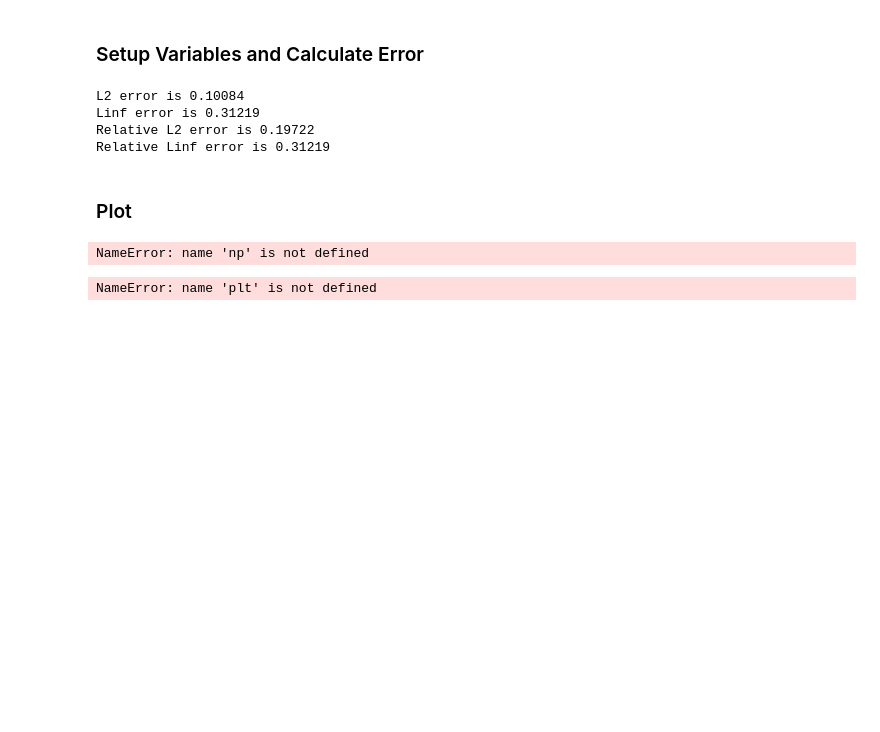
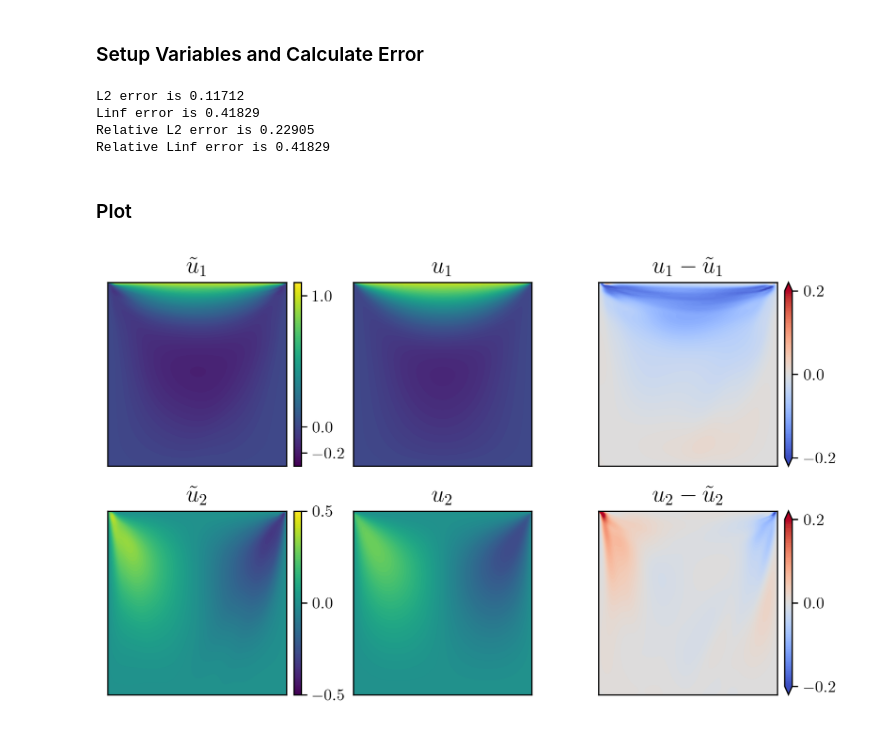
Before and after one commit to mskPark/DRLPDE, a Jupyter notebook: tools/ErrorPlot_JCPexample5.ipynb, the cells around one changed output. Cells and saved outputs as stored; diff of their text form; code cells hidden in the pictures; blank space fills up the shorter version.

```diff
--- a/tools/ErrorPlot_JCPexample5.ipynb
+++ b/tools/ErrorPlot_JCPexample5.ipynb
@@ -87,6 +85,8 @@ integral_factor = ( 2/(numplotpts1d-1))**dim_space
 contents = loadmat('../tools/Cavity_Flow_2D_Data_128x128.mat')
 u1_true = np.transpose(contents['u'])
 u2_true = np.transpose(contents['v'])
+p_true = np.transpose(contents['p'])
+
 u_true = np.concatenate( (u1_true[:,:,None], u2_true[:,:,None]), axis=dim_space)
 
 
@@ -115,23 +115,21 @@ print('Linf error is {:.5f}'.format(Linf_error))
 print('Relative L2 error is {:.5f}'.format(L2_error/L2_norm_true))
 print('Relative Linf error is {:.5f}'.format(Linf_error/Linf_norm_true))
 # %% [output]
-L2 error is 0.10084
-Linf error is 0.31219
-Relative L2 error is 0.19722
-Relative Linf error is 0.31219
+L2 error is 0.11712
+Linf error is 0.41829
+Relative L2 error is 0.22905
+Relative Linf error is 0.41829
 # %% [markdown]
 ### Plot
 # %%
-levels_cavity_flow_1 = np.linspace(-0.3, 1.1, 10)
+levels_cavity_flow_1 = np.linspace(-0.3, 1.1, 100)
 ticks_cavity_flow_1  = [-0.2, 0.0, 1.0] #np.linspace(-0.2, 1.0, 2)
 
-levels_cavity_flow_2 = np.linspace(-0.4, 0.4, 10)
-ticks_cavity_flow_2  = np.linspace(-0.4, 0.4, 3)
+levels_cavity_flow_2 = np.linspace(-0.5, 0.5, 100)
+ticks_cavity_flow_2  = np.linspace(-0.5, 0.5, 3)
 
 levels_error = np.linspace(-0.2, 0.2, 100)
 ticks_error = np.linspace(-0.2, 0.2, 3)
-# %% [output]
-NameError: name 'np' is not defined
 # %%
 plt.close('all')
 fig, ax = plt.subplots(nrows = 2, ncols = 3, figsize=[6.4,4])
@@ -143,7 +141,7 @@ contour0 = ax[0,0].contourf(x1g.detach().cpu().numpy(),
                             x2g.detach().cpu().numpy(),
                             Trained_Vel_U, levels = levels_cavity_flow_1,
                             cmap=plt.cm.viridis)
-ax[0,0].set_title(r'$\tilde{u}_1$ velocity')
+ax[0,0].set_title(r'$\tilde{u}_1$')
 
 ax[0,0].tick_params(
     axis='both',
@@ -170,7 +168,7 @@ contour1 = ax[0,1].contourf(x1g.detach().cpu().numpy(),
                             x2g.detach().cpu().numpy(),
                             u1_true, levels = levels_cavity_flow_1,
                             cmap=plt.cm.viridis)
-ax[0,1].set_title(r'$u_1$ velocity')
+ax[0,1].set_title(r'$u_1$')
 
 ax[0,1].tick_params(
     axis='both',
@@ -216,7 +214,7 @@ contour3 = ax[1,0].contourf(x1g.detach().cpu().numpy(),
                             x2g.detach().cpu().numpy(),
                             Trained_Vel_V, levels = levels_cavity_flow_2,
                             cmap=plt.cm.viridis)
-ax[1,0].set_title(r'$\tilde{u}_2$ velocity')
+ax[1,0].set_title(r'$\tilde{u}_2$')
 
 ax[1,0].tick_params(
     axis='both',
@@ -243,7 +241,7 @@ contour4 = ax[1,1].contourf(x1g.detach().cpu().numpy(),
                             x2g.detach().cpu().numpy(),
                             u2_true, levels = levels_cavity_flow_2,
                             cmap=plt.cm.viridis)
-ax[1,1].set_title(r'$u_2$ velocity')
+ax[1,1].set_title(r'$u_2$')
 
 ax[1,1].tick_params(
     axis='both',
@@ -255,34 +253,34 @@ ax[1,1].tick_params(
     labelbottom=False,
     labelleft=False
 )
 
 
 contour5 = ax[1,2].contourf(x1g.detach().cpu().numpy(),
                             x2g.detach().cpu().numpy(),
                             Trained_Vel_V - u2_true, levels = levels_error,
                             cmap=plt.cm.coolwarm, extend='both')
 ax[1,2].set_title(r'$u_2 - \tilde{u}_2$')
 
 ax[1,2].tick_params(
     axis='both',
     which='both',
     bottom=False,
     top=False,
     left=False,
     right=False,
     labelbottom=False,
     labelleft=False
 )
 
 colorbar5_param = fig.add_axes(
     [ax[1,2].get_position().x1 + 0.01,
      ax[1,2].get_position().y0,
      0.01,
      ax[1,2].get_position().height])
 colorbar5 = plt.colorbar(contour5, ticks=ticks_error, cax = colorbar5_param)
 colorbar5.ax.tick_params(labelsize=10)
 # %% [output]
-NameError: name 'plt' is not defined
+[figure, added]
 # %%
 steps = range(int(parameters['trainingsteps']))
 L2loss = np.sqrt(losses[:,:,0])
```
Also changed, not shown: parts of 3 cells of this notebook, 17 other files.
